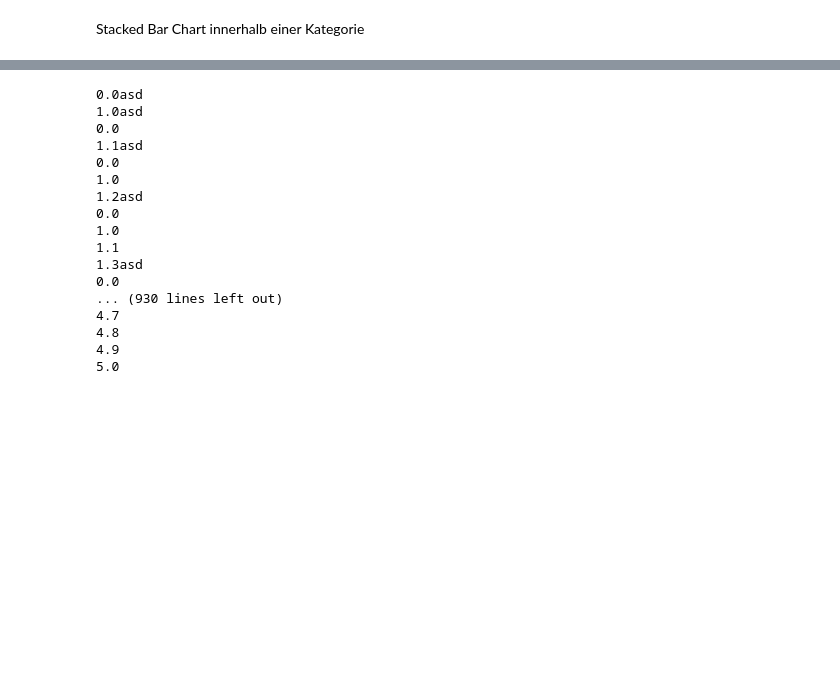
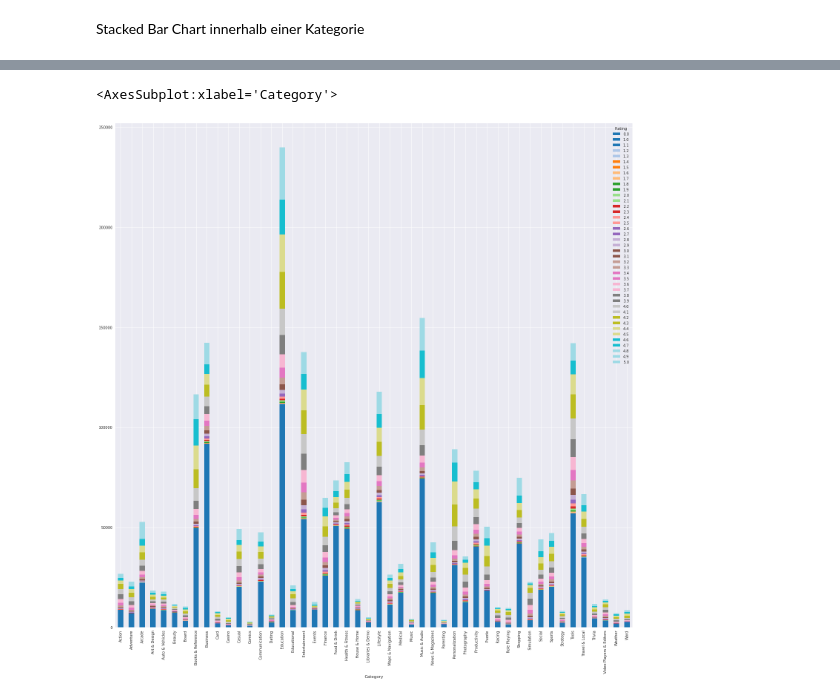
Before and after one commit to Wangi2901/data-analytics, a Jupyter notebook: GooglePlaystore-Huong.ipynb, the cells around one changed output, grey strips where cells are left out. Drawn from its saved outputs; the diff is of its cells as text; code cells hidden in the pictures; blank space fills up the shorter version.

```diff
--- a/GooglePlaystore-Huong.ipynb
+++ b/GooglePlaystore-Huong.ipynb
@@ -710,25 +757,5 @@ plt.show()
-# %%
-liist = []
-for i in pivot_apps.columns:
-    print(str(i) + 'asd')
-    for j in liist:
-        print(j)
-    liist.append(i)
-# %% [output]
-0.0asd
-1.0asd
-0.0
-1.1asd
-0.0
-1.0
-1.2asd
-0.0
-1.0
-1.1
-1.3asd
-0.0
-... (930 lines left out)
-4.7
-4.8
-4.9
-5.0
+# %%
+pivot_apps.plot.bar(figsize=(25,25), stacked=True, colormap='tab20')
+# %% [output]
+<AxesSubplot:xlabel='Category'>
+[figure, added]
```
Also changed, not shown: parts of 11 cells of this notebook.
